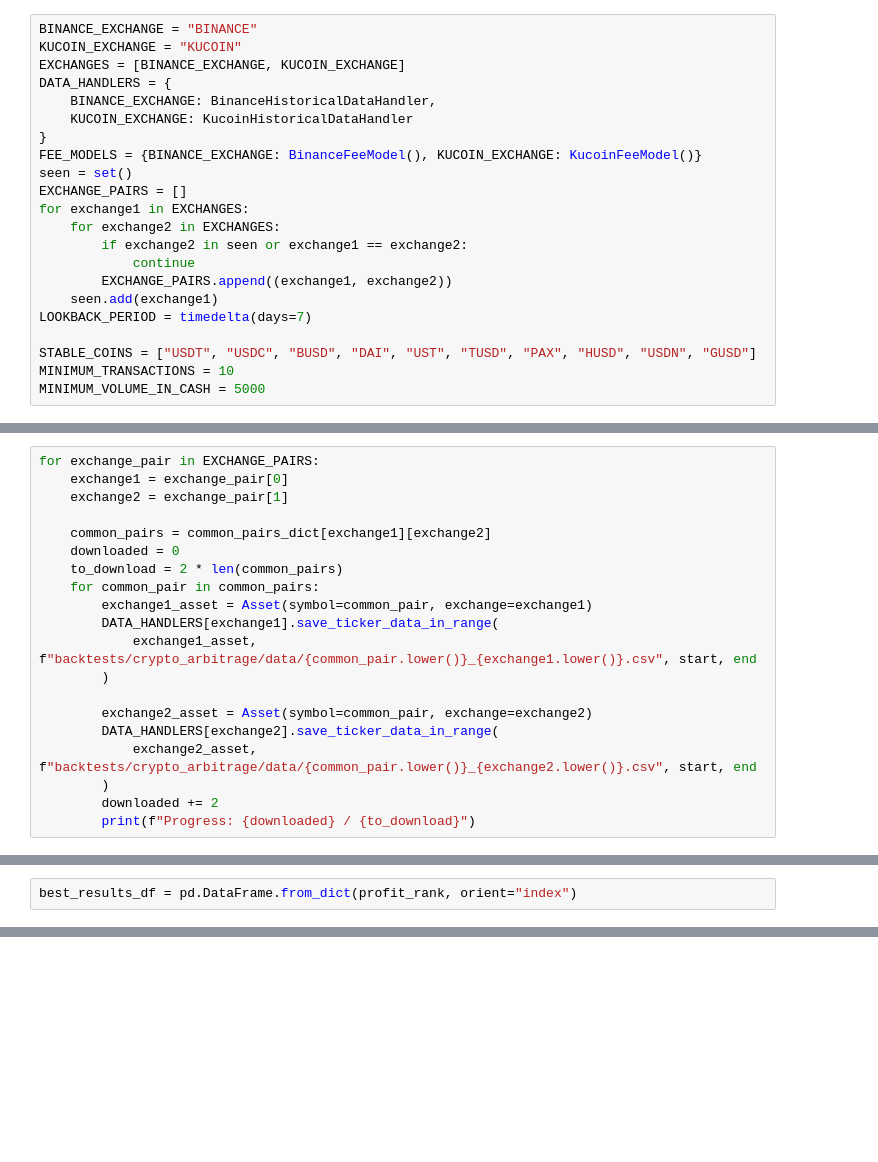
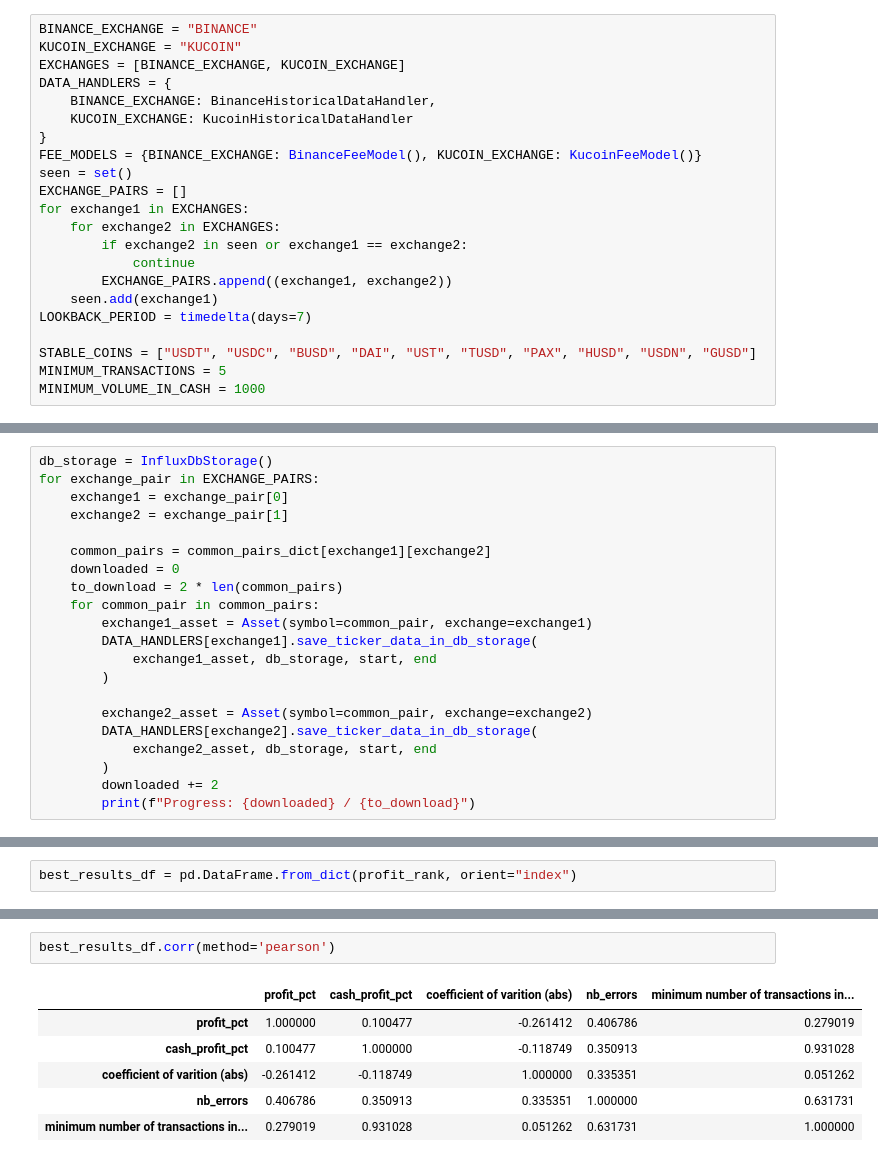
Before and after one commit to Trading-Lazy/trazy_analysis, a Jupyter notebook: backtests/crypto_arbitrage/crypto_arbitrage.ipynb, the cells around one changed output, grey strips where cells are left out. Drawn from its saved outputs; the diff is of its cells as text; blank space fills up the shorter version.

```diff
--- a/backtests/crypto_arbitrage/crypto_arbitrage.ipynb
+++ b/backtests/crypto_arbitrage/crypto_arbitrage.ipynb
@@ -66,8 +68,8 @@ for exchange1 in EXCHANGES:
 LOOKBACK_PERIOD = timedelta(days=7)
 
 STABLE_COINS = ["USDT", "USDC", "BUSD", "DAI", "UST", "TUSD", "PAX", "HUSD", "USDN", "GUSD"]
-MINIMUM_TRANSACTIONS = 10
-MINIMUM_VOLUME_IN_CASH = 5000
+MINIMUM_TRANSACTIONS = 5
+MINIMUM_VOLUME_IN_CASH = 1000
 # %% [markdown]
 ### Find common crypto pairs between exchange pairs
 # %%
@@ -118,6 +120,7 @@ common_pairs_dict
 end = datetime.now(timezone.utc)
 start = end - LOOKBACK_PERIOD
 # %%
+db_storage = InfluxDbStorage()
 for exchange_pair in EXCHANGE_PAIRS:
     exchange1 = exchange_pair[0]
     exchange2 = exchange_pair[1]
@@ -127,13 +130,13 @@ for exchange_pair in EXCHANGE_PAIRS:
     to_download = 2 * len(common_pairs)
     for common_pair in common_pairs:
         exchange1_asset = Asset(symbol=common_pair, exchange=exchange1)
-        DATA_HANDLERS[exchange1].save_ticker_data_in_range(
-            exchange1_asset, f"backtests/crypto_arbitrage/data/{common_pair.lower()}_{exchange1.lower()}.csv", start, end
+        DATA_HANDLERS[exchange1].save_ticker_data_in_db_storage(
+            exchange1_asset, db_storage, start, end
         )
 
         exchange2_asset = Asset(symbol=common_pair, exchange=exchange2)
-        DATA_HANDLERS[exchange2].save_ticker_data_in_range(
-            exchange2_asset, f"backtests/crypto_arbitrage/data/{common_pair.lower()}_{exchange2.lower()}.csv", start, end
+        DATA_HANDLERS[exchange2].save_ticker_data_in_db_storage(
+            exchange2_asset, db_storage, start, end
         )
         downloaded += 2
         print(f"Progress: {downloaded} / {to_download}")
@@ -460,0 +502,9 @@ best_results_df
+# %%
+best_results_df.corr(method='pearson')
+# %% [output]
+|  | profit_pct | cash_profit_pct | coefficient of varition (abs) | nb_errors | minimum number of transactions in... |
+| profit_pct | 1.000000 | 0.100477 | -0.261412 | 0.406786 | 0.279019 |
+| cash_profit_pct | 0.100477 | 1.000000 | -0.118749 | 0.350913 | 0.931028 |
+| coefficient of varition (abs) | -0.261412 | -0.118749 | 1.000000 | 0.335351 | 0.051262 |
+| nb_errors | 0.406786 | 0.350913 | 0.335351 | 1.000000 | 0.631731 |
+| minimum number of transactions in... | 0.279019 | 0.931028 | 0.051262 | 0.631731 | 1.000000 |
```
Also changed, not shown: parts of 5 cells of this notebook, 17 other files.
